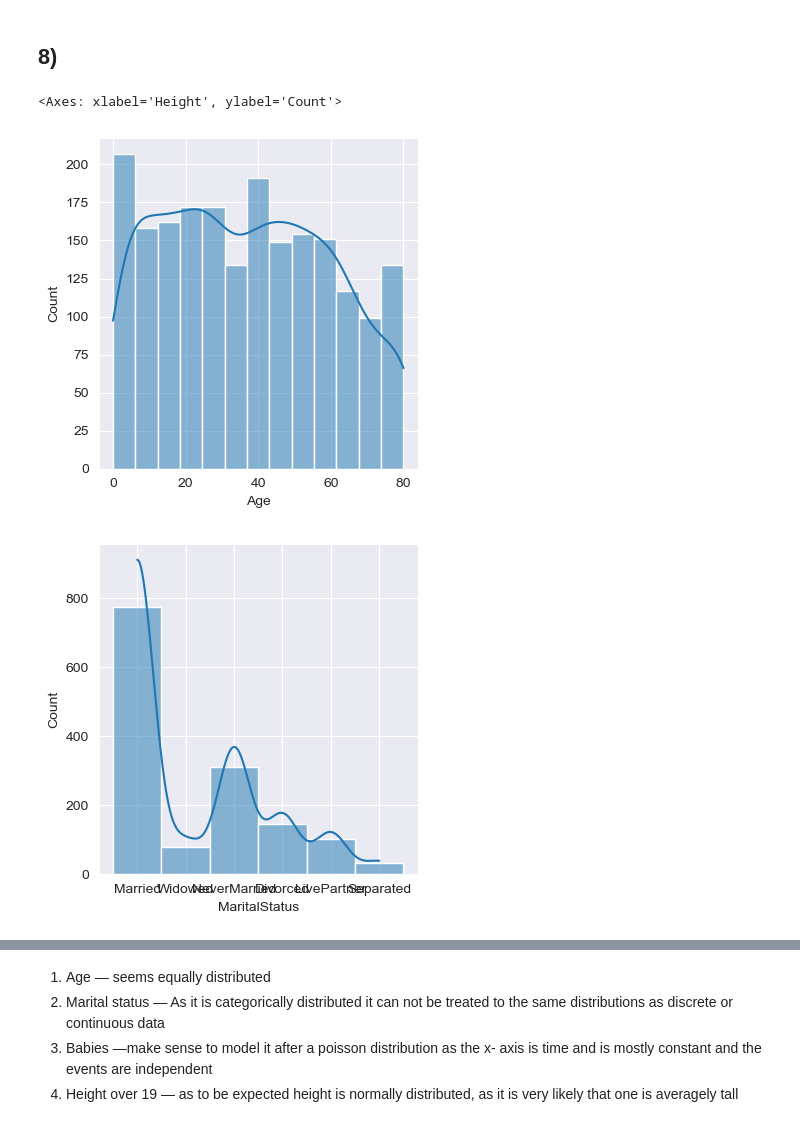
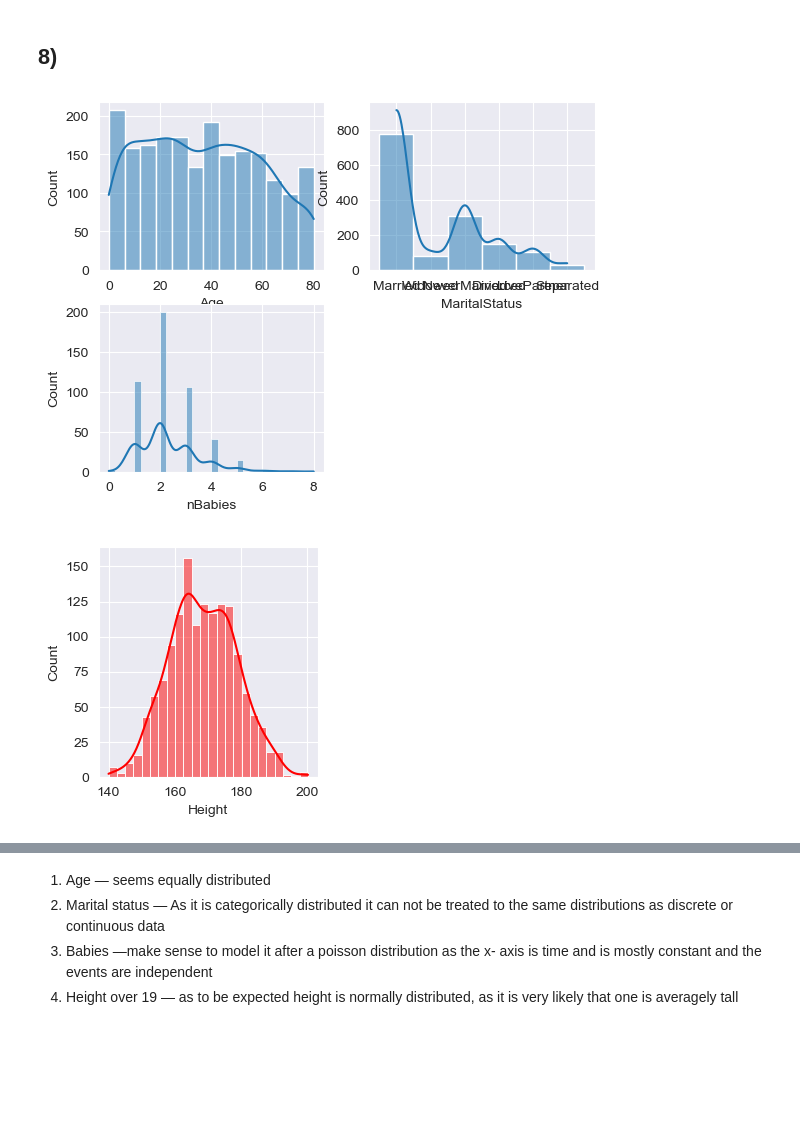
Before and after one commit to NickIsThere/AssessmentPDS2, a Jupyter notebook: Assessment2.ipynb, the cells around one changed output, grey strips where cells are left out. Drawn from its saved outputs; the diff is of its cells as text; code cells hidden in the pictures; blank space fills up the shorter version.

```diff
--- a/Assessment2.ipynb
+++ b/Assessment2.ipynb
@@ -39,11 +38,14 @@ for dataset_name in dataset_names:
 # %% [markdown]
 # 1b)
 # %%
-for dataset_name in dataset_names:
+plt.figure(figsize=(8,8))
+for i, dataset_name in enumerate(dataset_names, 1):
     x = df.loc[df["dataset"] == dataset_name, "x"]
     y = df.loc[df["dataset"] == dataset_name, "y"]
 
-    plt.figure(figsize = (2,2))
+    plt.subplot(4, 4, i)
+    sns.regplot(x=x, y=y, ci=None, scatter_kws={"color": "green"},)
 
-    sns.regplot(x=x, y=y, ci=None, scatter_kws={"color": "green"})
+plt.tight_layout()
+plt.show()
 # %% [output]
@@ -261,18 +250,20 @@ An excellent example of the Campbell-Goodhart Law, in my opinion, is the current
 # %%
 df_NH = pd.read_csv('NHANES-2000.csv')
 
 variables = ["Age", "MaritalStatus", "nBabies"]
 height_over_19 = df_NH[df_NH["Age"] > 19]["Height"]
 
-for variable in variables:
+for i, variable in enumerate(variables, 1):
 
-    plt.figure(figsize=[4,4])
+    plt.subplot(2, 2, i)
     sns.histplot(df_NH[variable], alpha=0.5, label=variable, kde=True)
-    plt.tight_layout()
 
-plt.figure(figsize=[4,4])
+
+plt.figure(figsize=[3,3])
 sns.histplot(height_over_19, kde=True, color='red')
+
+plt.tight_layout()
+plt.show()
 # %% [output]
-<Axes: xlabel='Height', ylabel='Count'>
-[figure, old version]
+[figure, new version]
-[figure, old version]
+[figure, new version]
```
Also changed, not shown: parts of 10 cells of this notebook, 4 other files.
